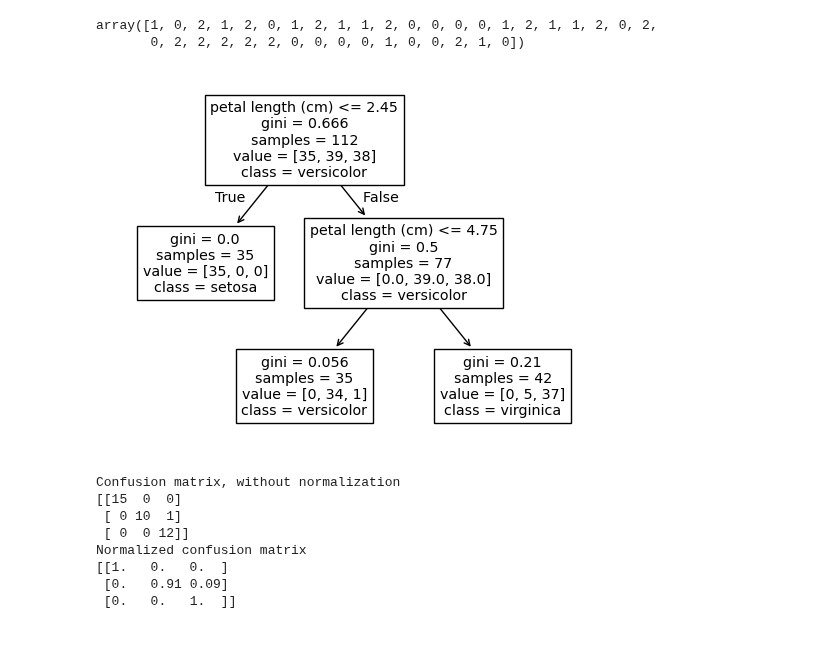
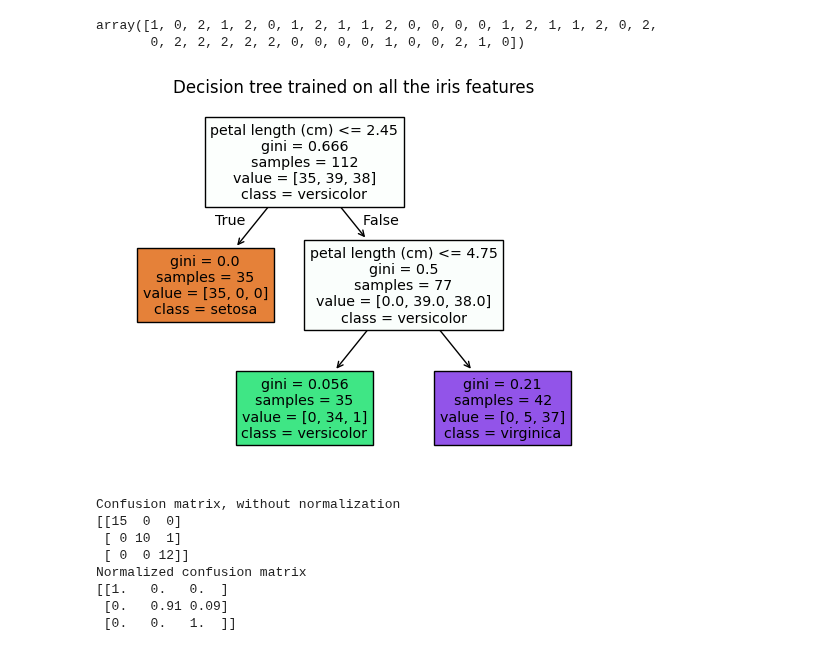
Before and after one commit to dataprogpy/code-samples, a Jupyter notebook: starter_files/06_modeling_workflow_with_sklearn.ipynb, the cells around one changed output. Cells and saved outputs as stored; diff of their text form; code cells hidden in the pictures.

```diff
--- a/starter_files/06_modeling_workflow_with_sklearn.ipynb
+++ b/starter_files/06_modeling_workflow_with_sklearn.ipynb
@@ -210,11 +210,11 @@ y_pred
 array([1, 0, 2, 1, 2, 0, 1, 2, 1, 1, 2, 0, 0, 0, 0, 1, 2, 1, 1, 2, 0, 2,
        0, 2, 2, 2, 2, 2, 0, 0, 0, 0, 1, 0, 0, 2, 1, 0])
 # %%
-iris_tree = tree.plot_tree(clf, feature_names=iris.feature_names, class_names=iris.target_names)
-fig = plt.gcf()
-fig.savefig("iris_tree.png")
+tree.plot_tree(clf, filled=True,feature_names=iris.feature_names, class_names=iris.target_names)
+plt.title("Decision tree trained on all the iris features")
+plt.show()
 # %% [output]
-[figure, old version]
+[figure, new version]
 # %%
 class_names = iris.target_names
 # Plot non-normalized confusion matrix
```
Also changed, not shown: parts of 2 cells of this notebook.
